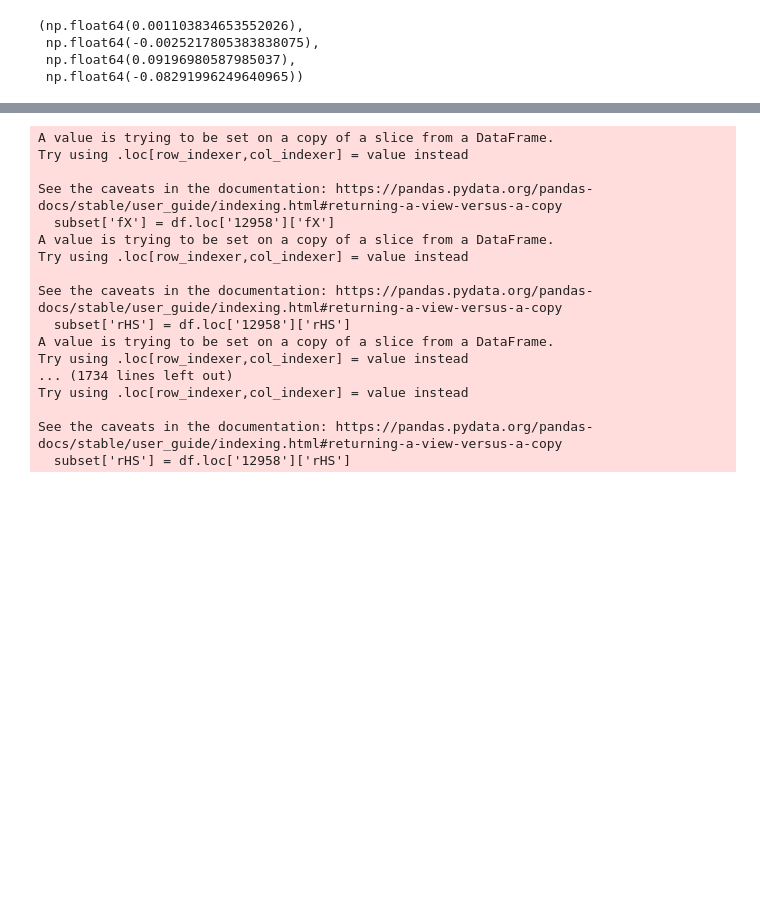
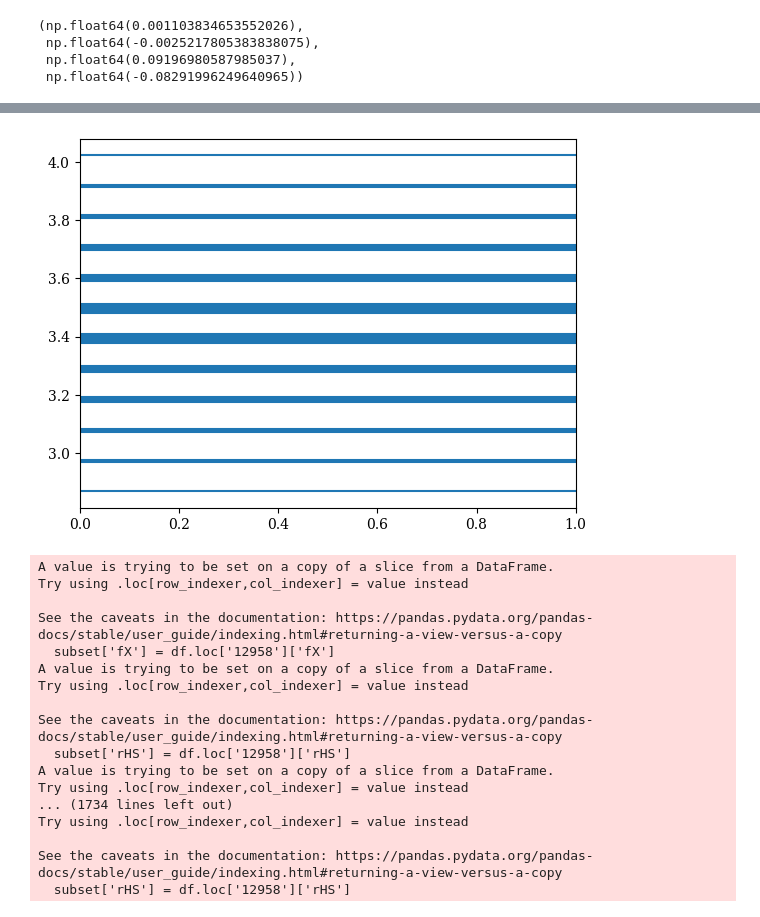
Before and after one commit to lisaleemcb/alfred, a Jupyter notebook: notebooks/Emulator_Comparison.ipynb, the cells around one changed output, grey strips where cells are left out. Saved outputs shown, nothing was run; the diff lists cells and outputs as text; code cells hidden in the pictures; blank space fills up the shorter version.

```diff
--- a/notebooks/Emulator_Comparison.ipynb
+++ b/notebooks/Emulator_Comparison.ipynb
@@ -274,3 +313,8 @@ max=9.6
+# %%
+for t in df['tau'].unique():
+    plt.axhline(t)
+# %% [output]
+[figure, added]
 # %%
 import numpy as np
 import seaborn as sns
```
Also changed, not shown: parts of 4 cells of this notebook, 4 other files.
